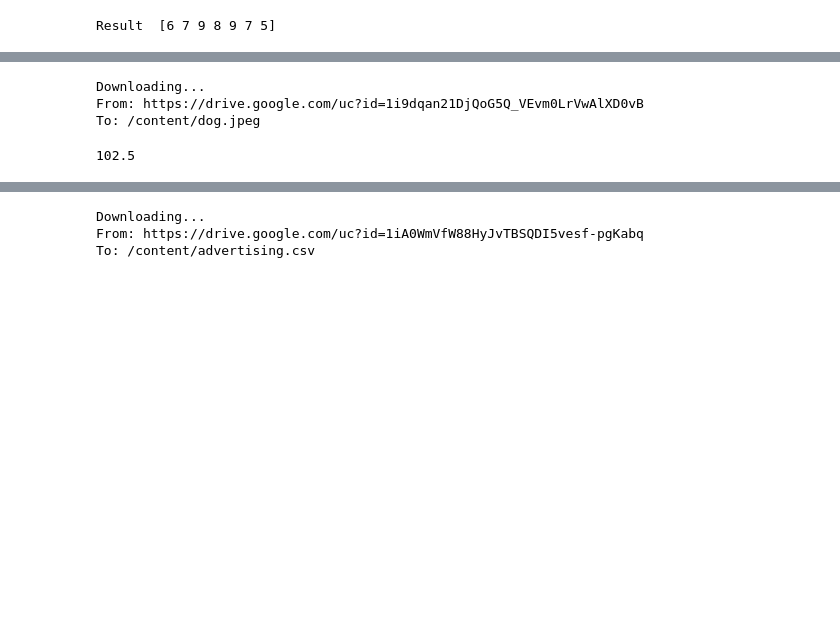
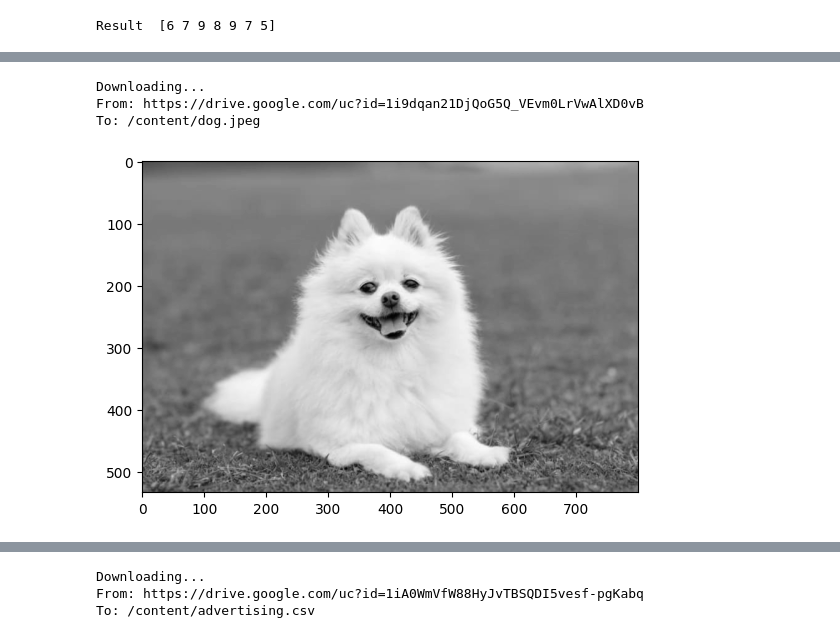
Before and after one commit to Thuy01234567/AIO, a Jupyter notebook: modul2_week1.ipynb, the cells around one changed output, grey strips where cells are left out. Drawn from its saved outputs; the diff is of its cells as text; code cells hidden in the pictures; blank space fills up the shorter version.

```diff
--- a/modul2_week1.ipynb
+++ b/modul2_week1.ipynb
@@ -94,17 +118,24 @@ Result  [6 7 9 8 9 7 5]
 # %%
+# Download image
 ! gdown 1i9dqan21DjQoG5Q_VEvm0LrVwAlXD0vB
 
 import matplotlib.image as mpimg
-img = mpimg.imread ('dog.jpeg')
+img = mpimg.imread('/content/dog.jpeg')
 
 # Your Code Here
-gray_img_01 = (np.max(img, axis = 2) + np.min(img, axis=2)) / 2
-gray_img_01 [0 , 0]
+def color2grayscale(vector):
+  return np.mean(vector)
+
+grayscale_02 = np.apply_along_axis(color2grayscale,axis=2, arr=img)
+
+# Use 'plt.get_cmap' to get the grayscale colormap
+plt.imshow(grayscale_02, cmap=plt.get_cmap('gray'))
+plt.show()
 # %% [output]
 Downloading...
 From: https://drive.google.com/uc?id=1i9dqan21DjQoG5Q_VEvm0LrVwAlXD0vB
 To: /content/dog.jpeg
-102.5
+[figure, added]
 # %%
 # Download image
 ! gdown 1i9dqan21DjQoG5Q_VEvm0LrVwAlXD0vB
```
Also changed, not shown: parts of 14 cells of this notebook.
